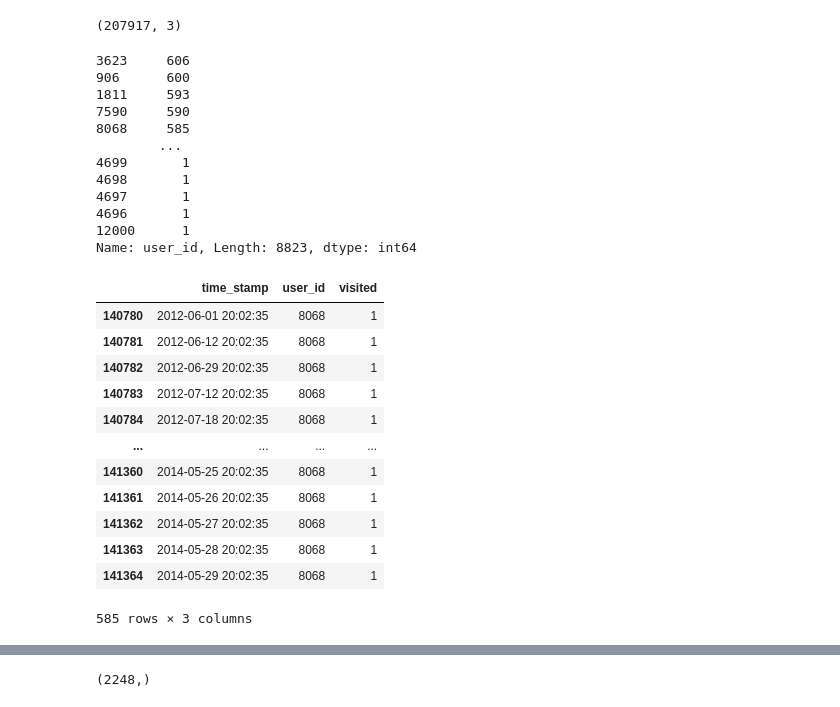
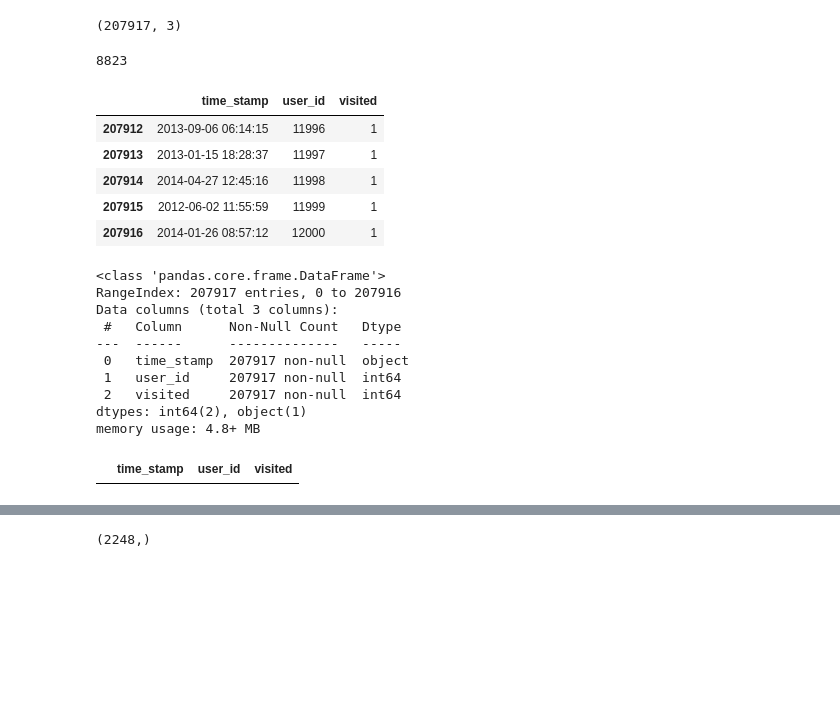
Before and after one commit to keb101/Image-Classification-Indian-Clothing, a Jupyter notebook: relax_challenge/relax_challenge.ipynb, the cells around one changed output, grey strips where cells are left out. Saved outputs shown, nothing was run; the diff lists cells and outputs as text; code cells hidden in the pictures; blank space fills up the shorter version.

```diff
--- a/relax_challenge/relax_challenge.ipynb
+++ b/relax_challenge/relax_challenge.ipynb
@@ -26,33 +27,32 @@ df1.shape
 # %% [output]
 (207917, 3)
 # %%
-df1.user_id.value_counts()
+df1.user_id.nunique()
 # %% [output]
-3623     606
-906      600
-1811     593
-7590     590
-8068     585
-        ...
-4699       1
-4698       1
-4697       1
-4696       1
-12000      1
-Name: user_id, Length: 8823, dtype: int64
+8823
+# %%
+df1.tail()
+# %% [output]
+|  | time_stamp | user_id | visited |
+| 207912 | 2013-09-06 06:14:15 | 11996 | 1 |
+| 207913 | 2013-01-15 18:28:37 | 11997 | 1 |
+| 207914 | 2014-04-27 12:45:16 | 11998 | 1 |
+| 207915 | 2012-06-02 11:55:59 | 11999 | 1 |
+| 207916 | 2014-01-26 08:57:12 | 12000 | 1 |
+# %%
+df1.info()
+# %% [output]
+<class 'pandas.core.frame.DataFrame'>
+RangeIndex: 207917 entries, 0 to 207916
+Data columns (total 3 columns):
+ #   Column      Non-Null Count   Dtype
+---  ------      --------------   -----
+ 0   time_stamp  207917 non-null  object
+ 1   user_id     207917 non-null  int64
+ 2   visited     207917 non-null  int64
+dtypes: int64(2), object(1)
+memory usage: 4.8+ MB
 # %%
-df1[df1.user_id == 8068]
+df1[df1.user_id == 8]
 # %% [output]
 |  | time_stamp | user_id | visited |
-| 140780 | 2012-06-01 20:02:35 | 8068 | 1 |
-| 140781 | 2012-06-12 20:02:35 | 8068 | 1 |
-| 140782 | 2012-06-29 20:02:35 | 8068 | 1 |
-| 140783 | 2012-07-12 20:02:35 | 8068 | 1 |
-| 140784 | 2012-07-18 20:02:35 | 8068 | 1 |
-| ... | ... | ... | ... |
-| 141360 | 2014-05-25 20:02:35 | 8068 | 1 |
-| 141361 | 2014-05-26 20:02:35 | 8068 | 1 |
-| 141362 | 2014-05-27 20:02:35 | 8068 | 1 |
-| 141363 | 2014-05-28 20:02:35 | 8068 | 1 |
-| 141364 | 2014-05-29 20:02:35 | 8068 | 1 |
-585 rows × 3 columns
```
Also changed, not shown: parts of 90 cells of this notebook.
